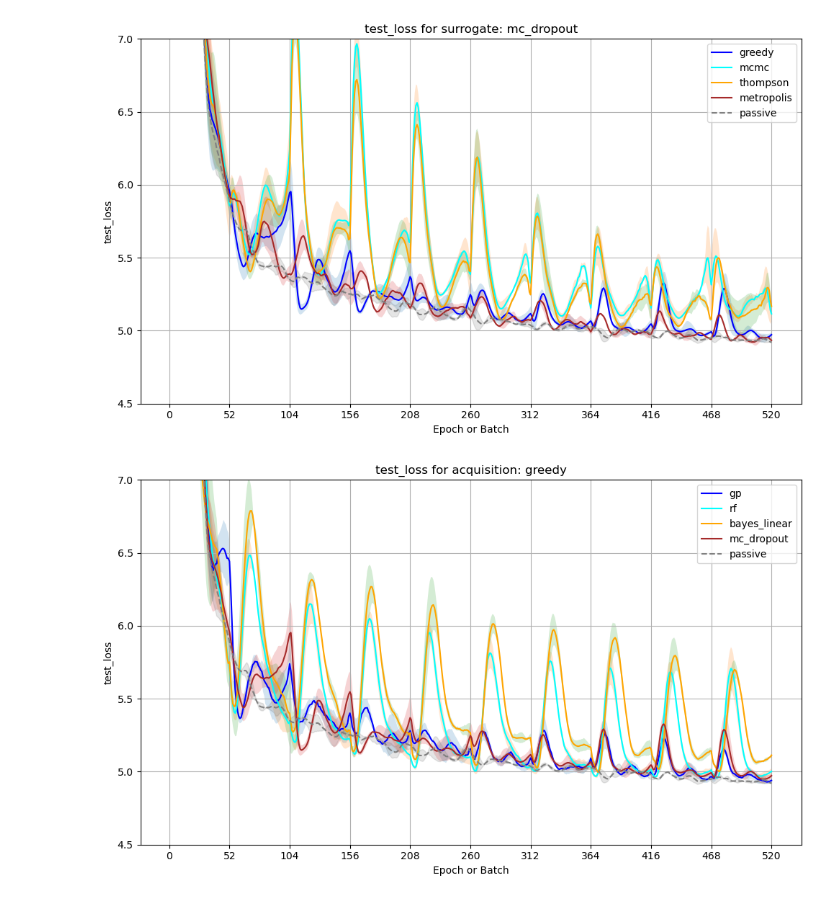
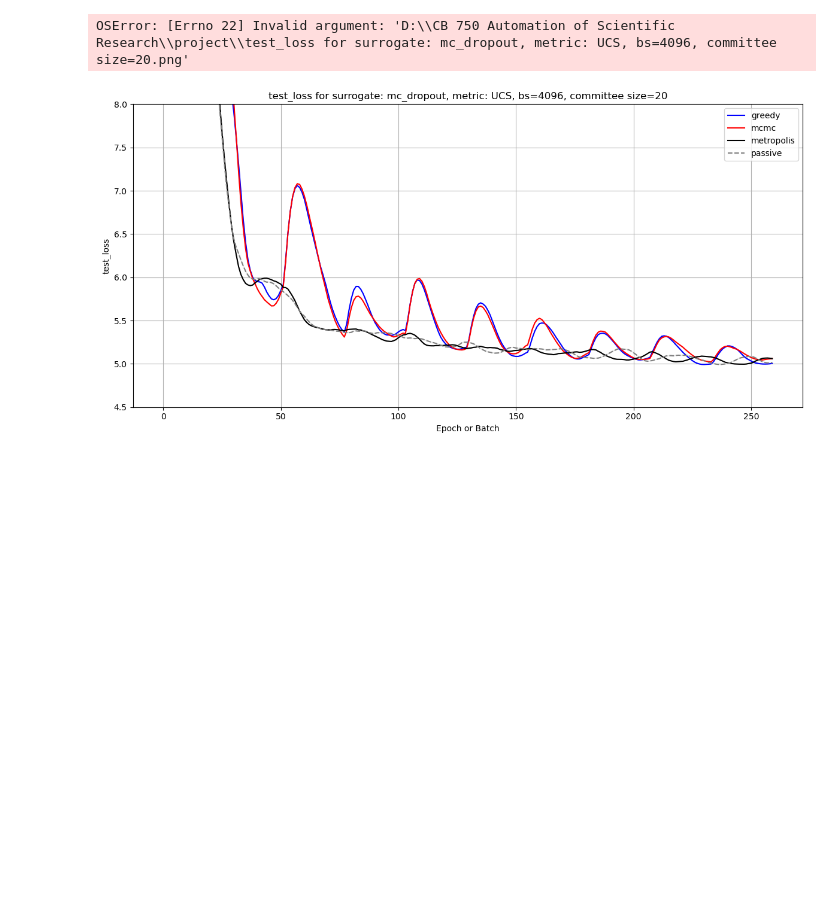
Before and after one commit to ShijieTang/Automation_GDSC, a Jupyter notebook: nn_regression_visualize_results.ipynb, the cells around one changed output. Cells and saved outputs as stored; diff of their text form; code cells hidden in the pictures; blank space fills up the shorter version.

```diff
--- a/nn_regression_visualize_results.ipynb
+++ b/nn_regression_visualize_results.ipynb
@@ -5,15 +5,18 @@ import pandas as pd
 import matplotlib.pyplot as plt
 
 
-def load_and_aggregate_results(surrogate, acquisition, seeds, base_folder="results_"):
+def load_and_aggregate_results(surrogate, metric, acquisition, seeds,
+                               batch_size, committee_size=20, base_folder="results_"):
     metrics_keys = ["train_loss", "val_loss", "test_loss", "train_r2", "val_r2", "test_r2"]
     all_metrics = {k: [] for k in metrics_keys}
 
     for seed in seeds:
         if acquisition == "passive":
-            file_path = f"{base_folder}{seed}/history_{acquisition}_rnd{seed}.npz"
+            file_path = f"{base_folder}{seed}_{batch_size}/history_{acquisition}_rnd{seed}.npz"
+        elif surrogate in ["rf", "mc_dropout"]:
+            file_path = f"{base_folder}{seed}_{batch_size}/history_{surrogate}{committee_size}_{metric}_{acquisition}_rnd{seed}.npz"
         else:
-            file_path = f"{base_folder}{seed}/history_{surrogate}_{acquisition}_rnd{seed}.npz"
+            file_path = f"{base_folder}{seed}_{batch_size}/history_{surrogate}_{metric}_{acquisition}_rnd{seed}.npz"
 
         if not os.path.exists(file_path):
             print(f"File not found: {file_path}")
@@ -23,12 +26,17 @@ def load_and_aggregate_results(surrogate, acquisition, seeds, base_folder="resul
         for k in metrics_keys:
             all_metrics[k].append(data[k])
 
-    # Convert to numpy arrays and compute mean/std for each metric
+    # If no files were successfully loaded, return None
+    if all(len(all_metrics[k]) == 0 for k in metrics_keys):
+        return None, None
+
     mean_metrics = {}
     std_metrics = {}
 
     for k in metrics_keys:
-        stacked = np.stack(all_metrics[k], axis=0)  # shape: (num_seeds, num_epochs)
+        if len(all_metrics[k]) == 0:
+            continue  # Skip metrics with no data
+        stacked = np.stack(all_metrics[k], axis=0)
         mean_metrics[k] = np.mean(stacked, axis=0)
         std_metrics[k] = np.std(stacked, axis=0)
 
@@ -205,27 +377,26 @@ def plot_metric_grouped_by_surrogate(
 # %%
+# train_loss val_loss test_loss train_r2 val_r2 test_r2
 # 'gp', 'rf', 'bayes_linear', 'mc_dropout'
-# 'greedy', 'mcmc', 'thompson', 'metropolis'
-window = 9
-x_l = 52 * window
-x_u = 52 * (window + 1) + 1
+# 'UCS', 'DBS'
+# '4096'
+# 'greedy', 'mcmc', 'metropolis'
+# 20, 100
+
+window = 0
+x_l = 26 * window
+x_u = 26 * (window + 2) + 1
 
 plot_metric_grouped_by_acquisition(
     metric_key="test_loss",
     surrogate="mc_dropout",
+    metric="UCS",
+    batch_size=4096,
+    committee_size=20,
     all_mean_metrics=all_mean_metrics,
     all_std_metrics=all_std_metrics,
-    #xlim=(x_l, x_u),
-    ylim=(4.5, 7)
+    #xlim=(x_l, x_u)#,
+    ylim=(4.5, 8)
 )
-
-plot_metric_grouped_by_surrogate(
-    metric_key="test_loss",
-    acquisition="greedy",
-    all_mean_metrics=all_mean_metrics,
-    all_std_metrics=all_std_metrics,
-    #xlim=(x_l, x_u),
-    ylim=(4.5, 7)
-)
 # %% [output]
+OSError: [Errno 22] Invalid argument: 'D:\\CB 750 Automation of Scientific Research\\project\\test_loss for surrogate: mc_dropout, metric: UCS, bs=4096, committee size=20.png'
-[figure, old version]
+[figure, new version]
-[figure, removed]
```
Also changed, not shown: parts of 10 cells of this notebook, 2 other files.
